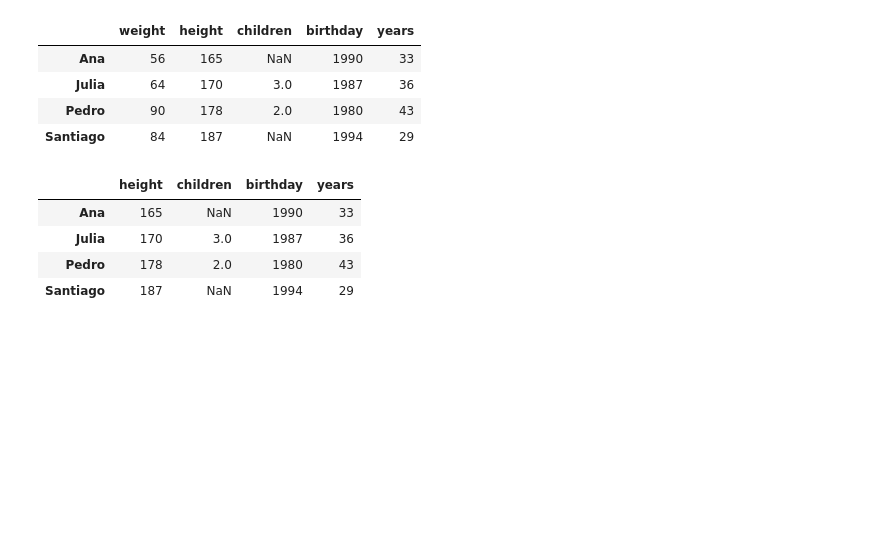
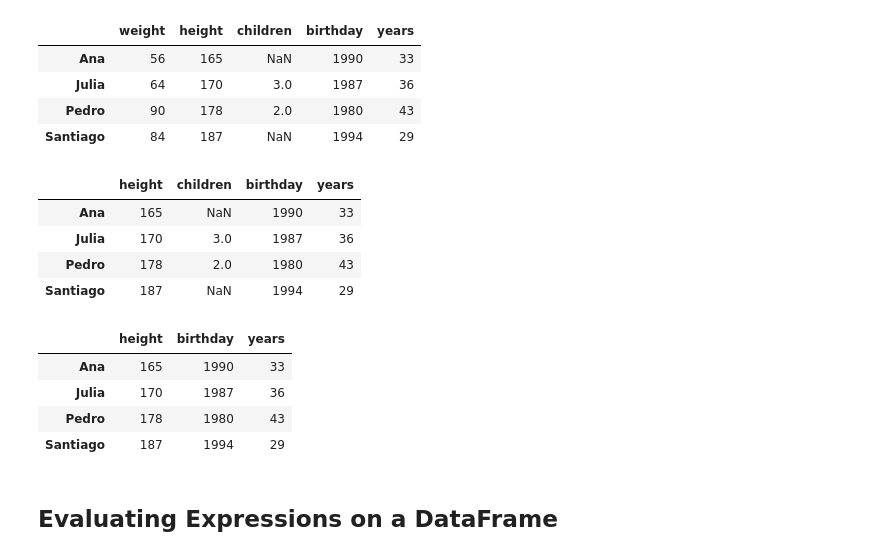
Before and after one commit to JonatanBadillo/Deep-Learning-and-AI, a Jupyter notebook: Introduction to Pandas/Introduction to Pandas.ipynb, the cells around one changed output. Saved outputs shown, nothing was run; the diff lists cells and outputs as text; code cells hidden in the pictures; blank space fills up the shorter version.

```diff
--- a/Introduction to Pandas/Introduction to Pandas.ipynb
+++ b/Introduction to Pandas/Introduction to Pandas.ipynb
@@ -337,4 +337,13 @@ df
 | Santiago | 187 | NaN | 1994 | 29 |
 # %%
 # # Deleting an existing column and returning a copy of the resulting DataFrame
-df_mod = df.drop()
+df_mod = df.drop(["children"],axis=1)
+df_mod
+# %% [output]
+|  | height | birthday | years |
+| Ana | 165 | 1990 | 33 |
+| Julia | 170 | 1987 | 36 |
+| Pedro | 178 | 1980 | 43 |
+| Santiago | 187 | 1994 | 29 |
+# %% [markdown]
+## Evaluating Expressions on a DataFrame
```
Also changed, not shown: parts of 5 cells of this notebook.
